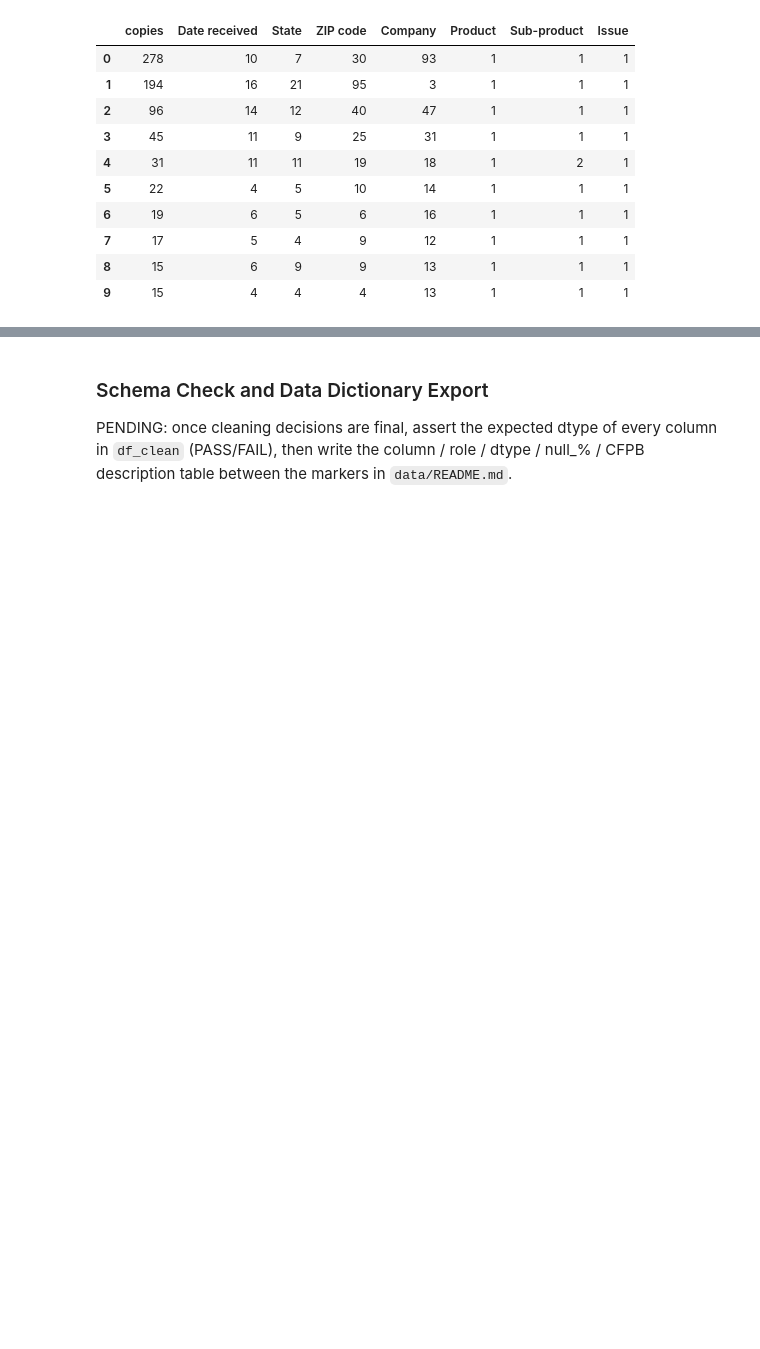
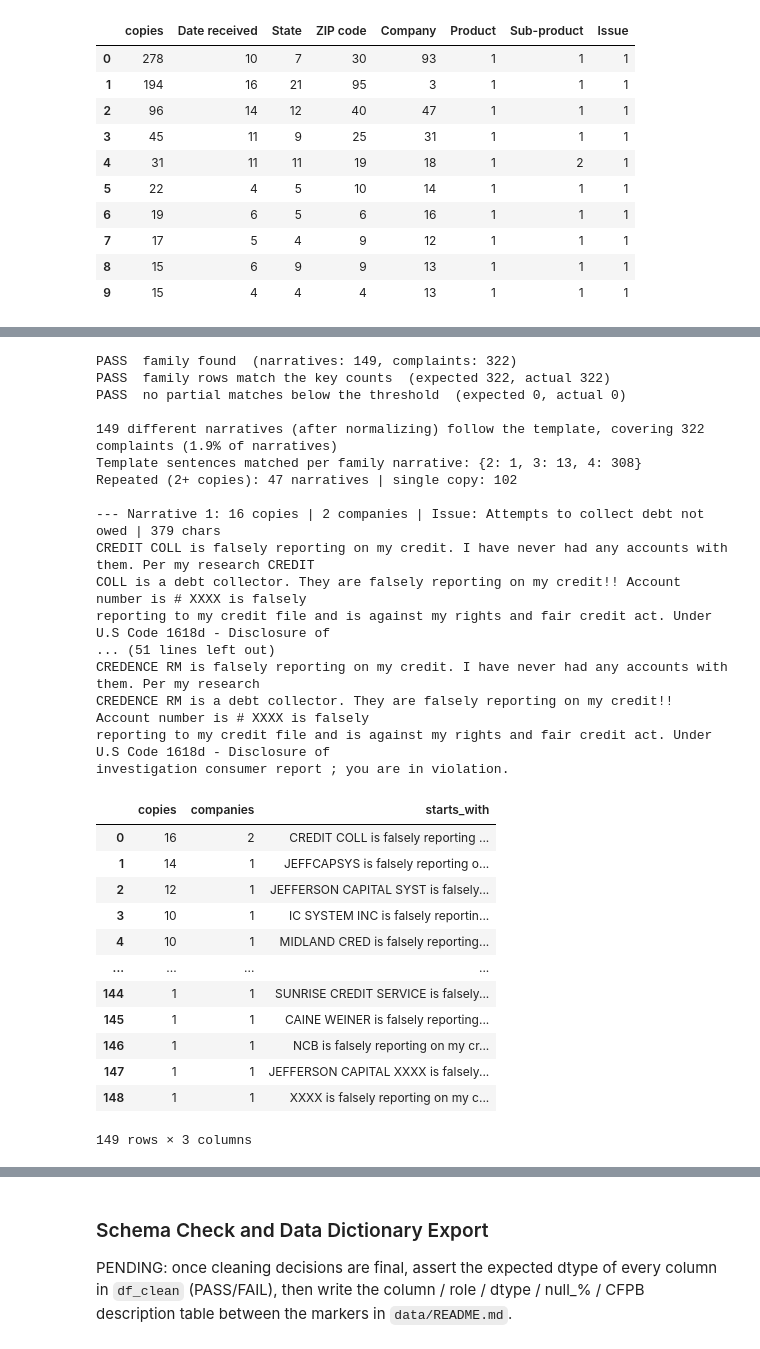
Before and after one commit to wynnther-triho/INFO-4340-Final-Project-CCDB, a Jupyter notebook: notebooks/final_project.ipynb, the cells around one changed output, grey strips where cells are left out. Drawn from its saved outputs; the diff is of its cells as text; code cells hidden in the pictures; blank space fills up the shorter version.

```diff
--- a/notebooks/final_project.ipynb
+++ b/notebooks/final_project.ipynb
@@ -1058,0 +1211,67 @@ Repeated texts by group size: {'2-3 copies': 251, '4+ copies': 81}
+# %%
+# --- Explore: the template family, read in full -------------------------------
+# One script recurs with only the collector's name and the redacted account number changed, so normalizing
+# alone cannot merge the copies. A narrative is in the family when it contains at least TEMPLATE_MIN_HITS of
+# the script's fixed sentences (TEMPLATE_SIGNATURES, in Setup).
+template_hits = template_signature_hits(narr_key)
+is_template = template_hits >= TEMPLATE_MIN_HITS
+family_rows = df_narrative[is_template]
+family = variants.loc[narr_key[is_template].unique()].sort_values("copies", ascending=False)
+partial = template_hits.between(1, TEMPLATE_MIN_HITS - 1)
+
+results = [
+    check("family found", len(family) > 0, f"(narratives: {len(family):,}, complaints: {len(family_rows):,})"),
+    check("family rows match the key counts", len(family_rows) == family["copies"].sum(),
+          f"(expected {family['copies'].sum():,}, actual {len(family_rows):,})"),
+    check("no partial matches below the threshold", not partial.any(), f"(expected 0, actual {partial.sum():,})"),
+]
+assert all(results), "A template-family check failed; see the FAIL lines above"
+
+print(f"\n{len(family):,} different narratives (after normalizing) follow the template, covering "
+      f"{len(family_rows):,} complaints ({100 * len(family_rows) / len(df_narrative):.1f}% of narratives)")
+print("Template sentences matched per family narrative:", template_hits[is_template].value_counts().sort_index().to_dict())
+print(f"Repeated (2+ copies): {(family['copies'] > 1).sum():,} narratives | single copy: {(family['copies'] == 1).sum():,}\n")
+
+# The 10 most-copied narratives in full, then every family narrative in one table
+for n, key in enumerate(family.index[:10], start=1):
+    rows = family_rows[narr_key.loc[family_rows.index] == key]
+    print(f"--- Narrative {n}: {len(rows):,} copies | {rows['Company'].nunique():,} companies | "
+          f"Issue: {', '.join(rows['Issue'].unique())} | {len(rows[NARRATIVE_COL].iloc[0]):,} chars")
+    print(textwrap.fill(rows[NARRATIVE_COL].iloc[0], width=110), "\n")
+
+family_table = family.assign(
+    companies=family_rows.groupby(narr_key.loc[family_rows.index])["Company"].nunique(),
+    starts_with=[df_narrative.loc[narr_key == k, NARRATIVE_COL].iloc[0][:60] for k in family.index],
+).reset_index(drop=True)
+display(family_table[["copies", "companies", "starts_with"]])
+# %% [output]
+PASS  family found  (narratives: 149, complaints: 322)
+PASS  family rows match the key counts  (expected 322, actual 322)
+PASS  no partial matches below the threshold  (expected 0, actual 0)
+
+149 different narratives (after normalizing) follow the template, covering 322 complaints (1.9% of narratives)
+Template sentences matched per family narrative: {2: 1, 3: 13, 4: 308}
+Repeated (2+ copies): 47 narratives | single copy: 102
+
+--- Narrative 1: 16 copies | 2 companies | Issue: Attempts to collect debt not owed | 379 chars
+CREDIT COLL is falsely reporting on my credit. I have never had any accounts with them. Per my research CREDIT
+COLL is a debt collector. They are falsely reporting on my credit!! Account number is # XXXX is falsely
+reporting to my credit file and is against my rights and fair credit act. Under U.S Code 1618d - Disclosure of
+... (51 lines left out)
+CREDENCE RM is falsely reporting on my credit. I have never had any accounts with them. Per my research
+CREDENCE RM is a debt collector. They are falsely reporting on my credit!! Account number is # XXXX is falsely
+reporting to my credit file and is against my rights and fair credit act. Under U.S Code 1618d - Disclosure of
+investigation consumer report ; you are in violation.
+|  | copies | companies | starts_with |
+| 0 | 16 | 2 | CREDIT COLL is falsely reporting ... |
+| 1 | 14 | 1 | JEFFCAPSYS is falsely reporting o... |
+| 2 | 12 | 1 | JEFFERSON CAPITAL SYST is falsely... |
+| 3 | 10 | 1 | IC SYSTEM INC is falsely reportin... |
+| 4 | 10 | 1 | MIDLAND CRED is falsely reporting... |
+| ... | ... | ... | ... |
+| 144 | 1 | 1 | SUNRISE CREDIT SERVICE is falsely... |
+| 145 | 1 | 1 | CAINE WEINER is falsely reporting... |
+| 146 | 1 | 1 | NCB is falsely reporting on my cr... |
+| 147 | 1 | 1 | JEFFERSON CAPITAL XXXX is falsely... |
+| 148 | 1 | 1 | XXXX is falsely reporting on my c... |
+149 rows × 3 columns
```
Also changed, not shown: parts of 10 cells of this notebook.
